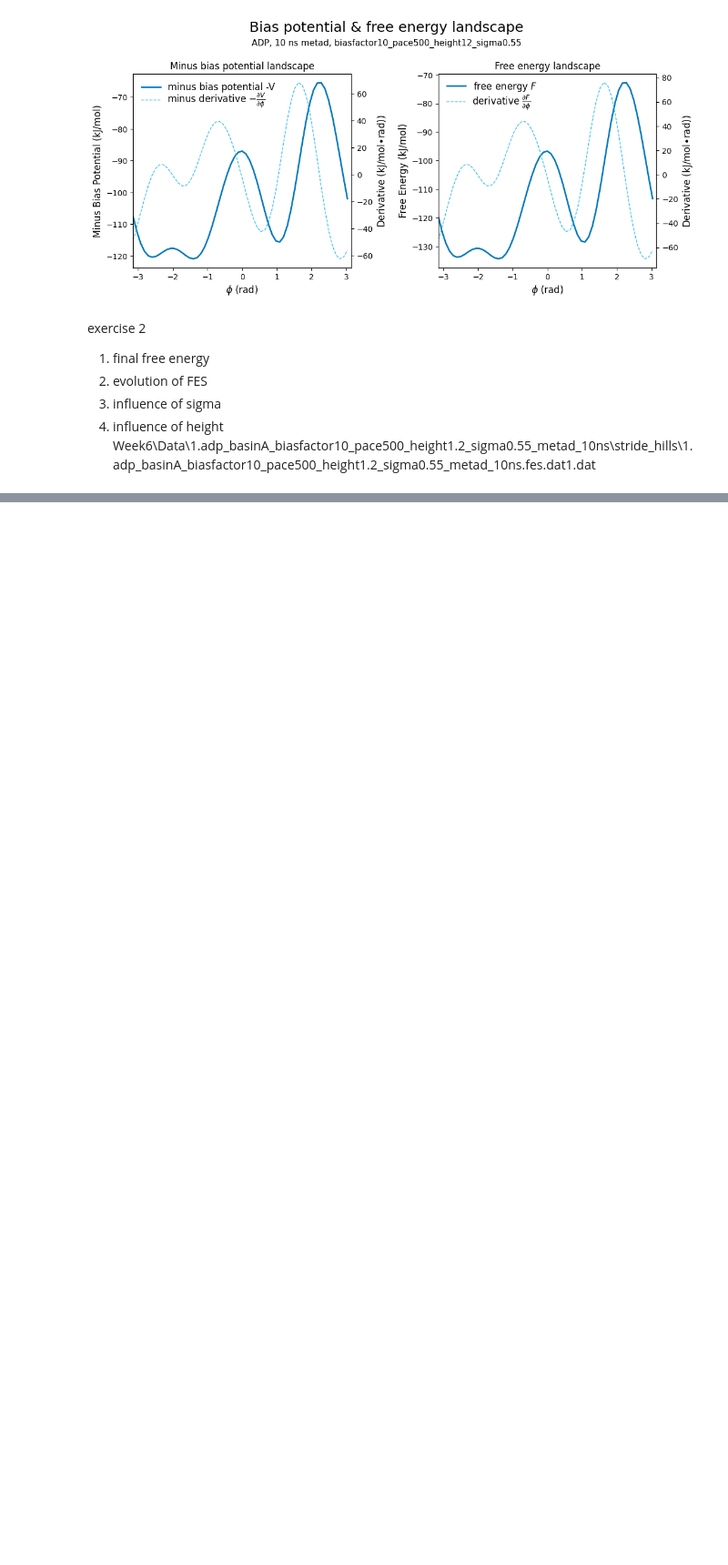
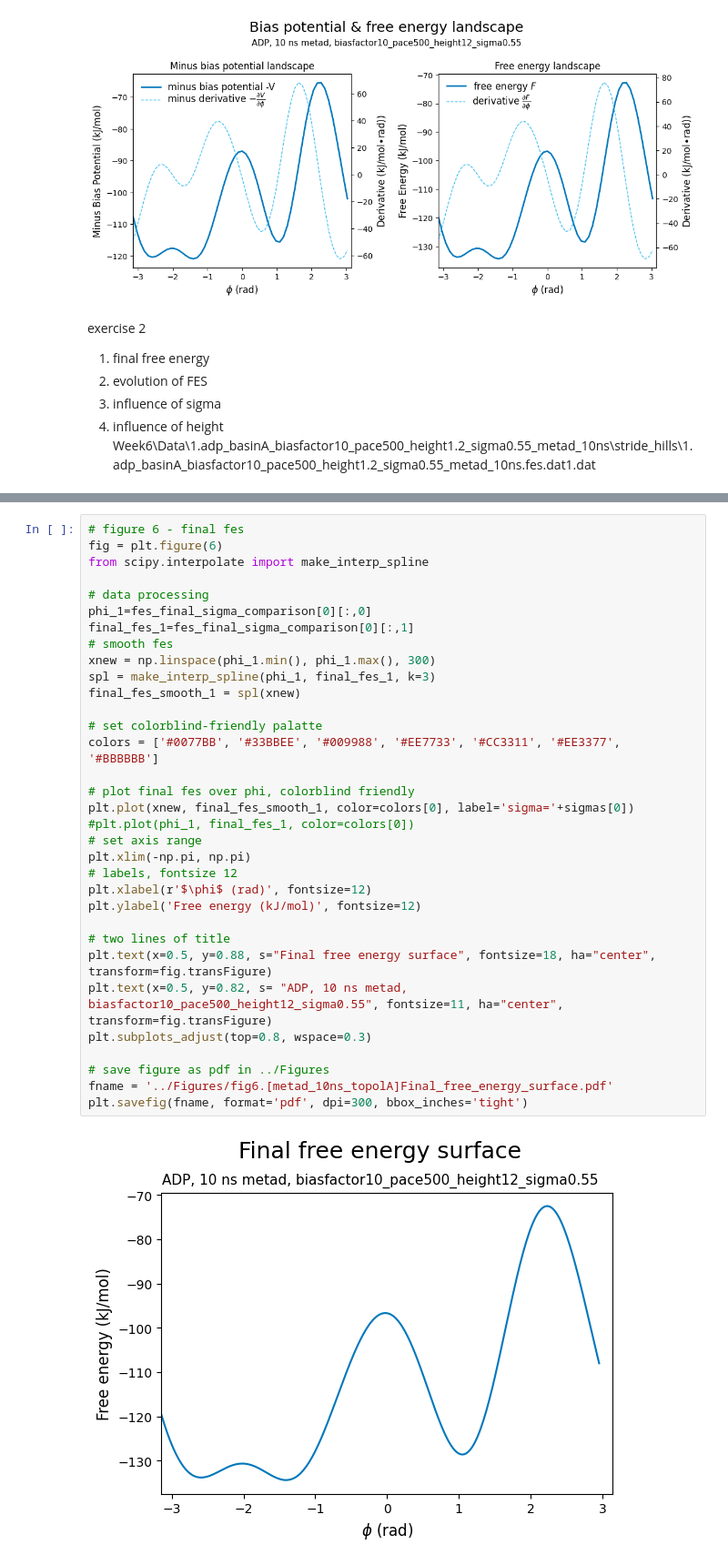
Before and after one commit to cerbveen/comp-lab-class, a Jupyter notebook: Week6/Analysis/Lugano_exercise_1&2_Analysis.ipynb, the cells around one changed output, grey strips where cells are left out. Shown at 91% size. Saved outputs shown, nothing was run; the diff lists cells and outputs as text; blank space fills up the shorter version.

```diff
--- a/Week6/Analysis/Lugano_exercise_1&2_Analysis.ipynb
+++ b/Week6/Analysis/Lugano_exercise_1&2_Analysis.ipynb
@@ -334,0 +319,35 @@ fes=np.loadtxt('../Data/1.adp_basinA_biasfactor10_pace500_height1.2_sigma0.55_me
+# %%
+# figure 6 - final fes
+fig = plt.figure(6)
+from scipy.interpolate import make_interp_spline
+
+# data processing
+phi_1=fes_final_sigma_comparison[0][:,0]
+final_fes_1=fes_final_sigma_comparison[0][:,1]
+# smooth fes
+xnew = np.linspace(phi_1.min(), phi_1.max(), 300)
+spl = make_interp_spline(phi_1, final_fes_1, k=3)
+final_fes_smooth_1 = spl(xnew)
+
+# set colorblind-friendly palatte
+colors = ['#0077BB', '#33BBEE', '#009988', '#EE7733', '#CC3311', '#EE3377', '#BBBBBB']
+
+# plot final fes over phi, colorblind friendly
+plt.plot(xnew, final_fes_smooth_1, color=colors[0], label='sigma='+sigmas[0])
+#plt.plot(phi_1, final_fes_1, color=colors[0])
+# set axis range
+plt.xlim(-np.pi, np.pi)
+# labels, fontsize 12
+plt.xlabel(r'$\phi$ (rad)', fontsize=12)
+plt.ylabel('Free energy (kJ/mol)', fontsize=12)
+
+# two lines of title
+plt.text(x=0.5, y=0.88, s="Final free energy surface", fontsize=18, ha="center", transform=fig.transFigure)
+plt.text(x=0.5, y=0.82, s= "ADP, 10 ns metad, biasfactor10_pace500_height12_sigma0.55", fontsize=11, ha="center", transform=fig.transFigure)
+plt.subplots_adjust(top=0.8, wspace=0.3)
+
+# save figure as pdf in ../Figures
+fname = '../Figures/fig6.[metad_10ns_topolA]Final_free_energy_surface.pdf'
+plt.savefig(fname, format='pdf', dpi=300, bbox_inches='tight')
+# %% [output]
+[figure, added]
```
Also changed, not shown: parts of 6 cells of this notebook, 26 other files.
